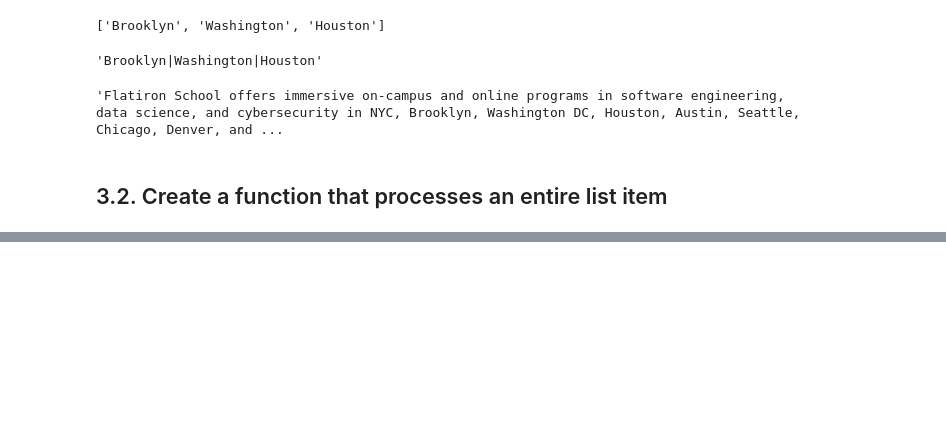
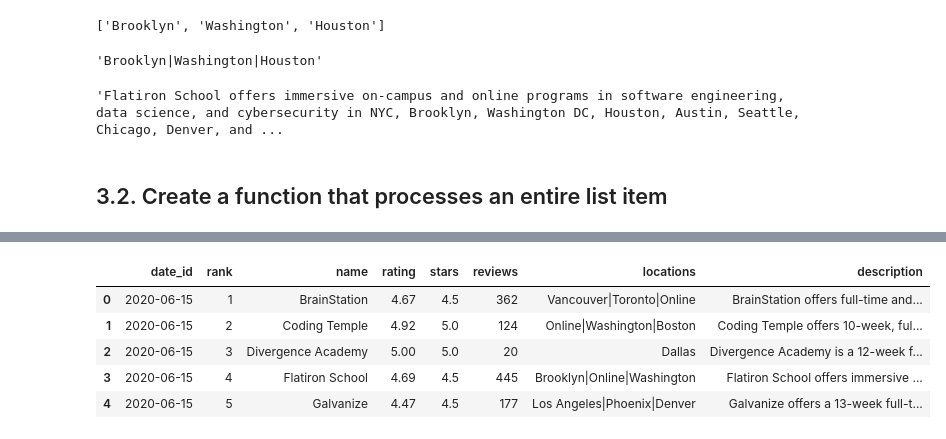
Before and after one commit to ironhack-datalabs/data-ber-06-20, a Jupyter notebook: Notes/module-1/week-3/1_web_scraping-coursereport.ipynb, the cells around one changed output, grey strips where cells are left out. Drawn from its saved outputs; the diff is of its cells as text; code cells hidden in the pictures; blank space fills up the shorter version.

```diff
--- a/Notes/module-1/week-3/1_web_scraping-coursereport.ipynb
+++ b/Notes/module-1/week-3/1_web_scraping-coursereport.ipynb
@@ -341,0 +350,8 @@ df.head()
+# %%
+def get_rankings(bootcamp):
+    url = f"https://www.coursereport.com/best-{bootcamp}-bootcamps"
+    resp = requests.get(url)
+    soup = bs4.BeautifulSoup(resp.content, "html.parser")
+    school_list_items = soup.find("ul", id="schools").find_all("li")
+    df = pd.DataFrame([create_row(school) for school in school_list_items])
+    return df
@@ -341,0 +360,9 @@ df.head()
+# %%
+get_rankings("data-science").head()
+# %% [output]
+|  | date_id | rank | name | rating | stars | reviews | locations | description |
+| 0 | 2020-06-15 | 1 | BrainStation | 4.67 | 4.5 | 362 | Vancouver|Toronto|Online | BrainStation offers full-time and... |
+| 1 | 2020-06-15 | 2 | Coding Temple | 4.92 | 5.0 | 124 | Online|Washington|Boston | Coding Temple offers 10-week, ful... |
+| 2 | 2020-06-15 | 3 | Divergence Academy | 5.00 | 5.0 | 20 | Dallas | Divergence Academy is a 12-week f... |
+| 3 | 2020-06-15 | 4 | Flatiron School | 4.69 | 4.5 | 445 | Brooklyn|Online|Washington | Flatiron School offers immersive ... |
+| 4 | 2020-06-15 | 5 | Galvanize | 4.47 | 4.5 | 177 | Los Angeles|Phoenix|Denver | Galvanize offers a 13-week full-t... |
```
Also changed, not shown: parts of 43 cells of this notebook, 4 other files.
